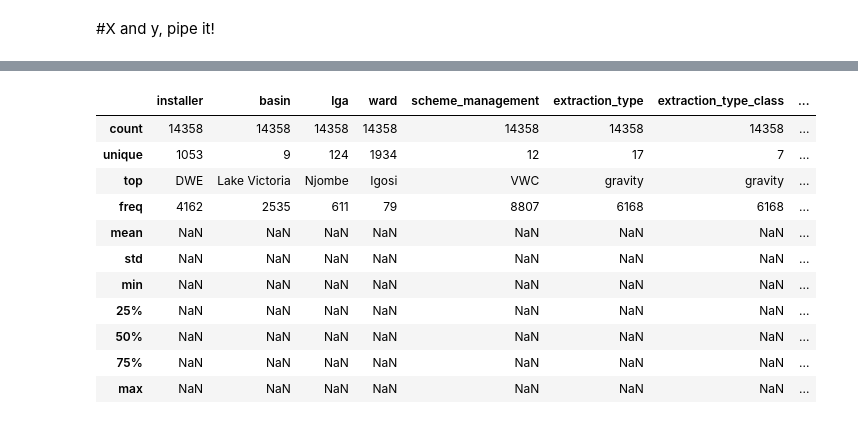
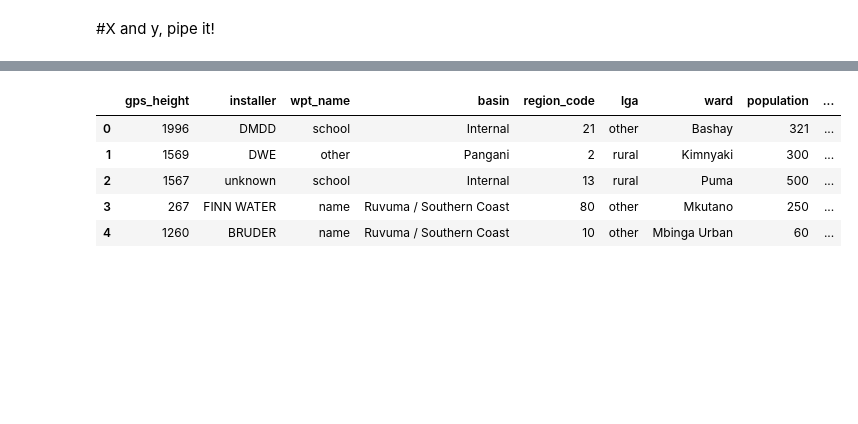
Before and after one commit to veritaem/Project2, a Jupyter notebook: Kaggle_proj.ipynb, the cells around one changed output, grey strips where cells are left out. Saved outputs shown, nothing was run; the diff lists cells and outputs as text; code cells hidden in the pictures; blank space fills up the shorter version.

```diff
--- a/Kaggle_proj.ipynb
+++ b/Kaggle_proj.ipynb
@@ -402,13 +498,15 @@ Name: subvillage, Length: 19287, dtype: int64
 from sklearn.ensemble import RandomForestClassifier
 from sklearn.datasets import make_classification
 # %%
-X = df2.drop(['status_group', 'funder', 'subvillage', 'population', 'construction_year', 'num_private',
-             'region_code', 'extraction_type_group', 'quantity_group', 'source_class', 'source_type', 'subvillage',
-             'permit', 'date_recorded', '2011', '2012', '2013', 'id', 'waterpoint_type_group', 'gps_height',
-             'amount_tsh', 'management_group', 'district_code'], axis = 1)
+X = df2.drop(['status_group', 'funder', 'subvillage', 'construction_year', 'num_private',
+             'extraction_type_group', 'quantity_group', 'source_class', 'source_type', 'subvillage',
+             'permit', 'date_recorded', '2011', '2012', '2013', 'id', 'waterpoint_type_group',
+             'amount_tsh', 'management_group', 'district_code', 'quality_group',
+             'extraction_type_class'], axis = 1)
 y = df2['status_group']
 
-Xtdf = testdf.drop(['funder', 'subvillage', 'population', 'construction_year', 'num_private',
-                   'region_code', 'extraction_type_group', 'quantity_group', 'source_class', 'source_type',
+Xtdf = testdf.drop(['funder', 'subvillage', 'construction_year', 'num_private',
+                   'extraction_type_group', 'quantity_group', 'source_class', 'source_type',
                    'subvillage', 'permit', 'date_recorded', '2011', '2012', '2013', 'id', 'waterpoint_type_group',
-                   'gps_height', 'amount_tsh', 'management_group', 'district_code'], axis = 1)
+                   'amount_tsh', 'management_group', 'district_code', 'quality_group',
+                   'extraction_type_class'], axis = 1)
@@ -430,18 +513,12 @@ X.describe(include = 'all')
-# %%
-Xtdf.describe(include = 'all')
-# %% [output]
-|  | installer | basin | lga | ward | scheme_management | extraction_type | extraction_type_class | ... |
-| count | 14358 | 14358 | 14358 | 14358 | 14358 | 14358 | 14358 | ... |
-| unique | 1053 | 9 | 124 | 1934 | 12 | 17 | 7 | ... |
-| top | DWE | Lake Victoria | Njombe | Igosi | VWC | gravity | gravity | ... |
-| freq | 4162 | 2535 | 611 | 79 | 8807 | 6168 | 6168 | ... |
-| mean | NaN | NaN | NaN | NaN | NaN | NaN | NaN | ... |
-| std | NaN | NaN | NaN | NaN | NaN | NaN | NaN | ... |
-| min | NaN | NaN | NaN | NaN | NaN | NaN | NaN | ... |
-| 25% | NaN | NaN | NaN | NaN | NaN | NaN | NaN | ... |
-| 50% | NaN | NaN | NaN | NaN | NaN | NaN | NaN | ... |
-| 75% | NaN | NaN | NaN | NaN | NaN | NaN | NaN | ... |
-| max | NaN | NaN | NaN | NaN | NaN | NaN | NaN | ... |
+# %%
+Xtdf.head()
+# %% [output]
+|  | gps_height | installer | wpt_name | basin | region_code | lga | ward | population | ... |
+| 0 | 1996 | DMDD | school | Internal | 21 | other | Bashay | 321 | ... |
+| 1 | 1569 | DWE | other | Pangani | 2 | rural | Kimnyaki | 300 | ... |
+| 2 | 1567 | unknown | school | Internal | 13 | rural | Puma | 500 | ... |
+| 3 | 267 | FINN WATER | name | Ruvuma / Southern Coast | 80 | other | Mkutano | 250 | ... |
+| 4 | 1260 | BRUDER | name | Ruvuma / Southern Coast | 10 | other | Mbinga Urban | 60 | ... |
 # %%
 X_train, X_test, y_train, y_test = train_test_split(X, y)
 # %%
```
Also changed, not shown: parts of 37 cells of this notebook.
